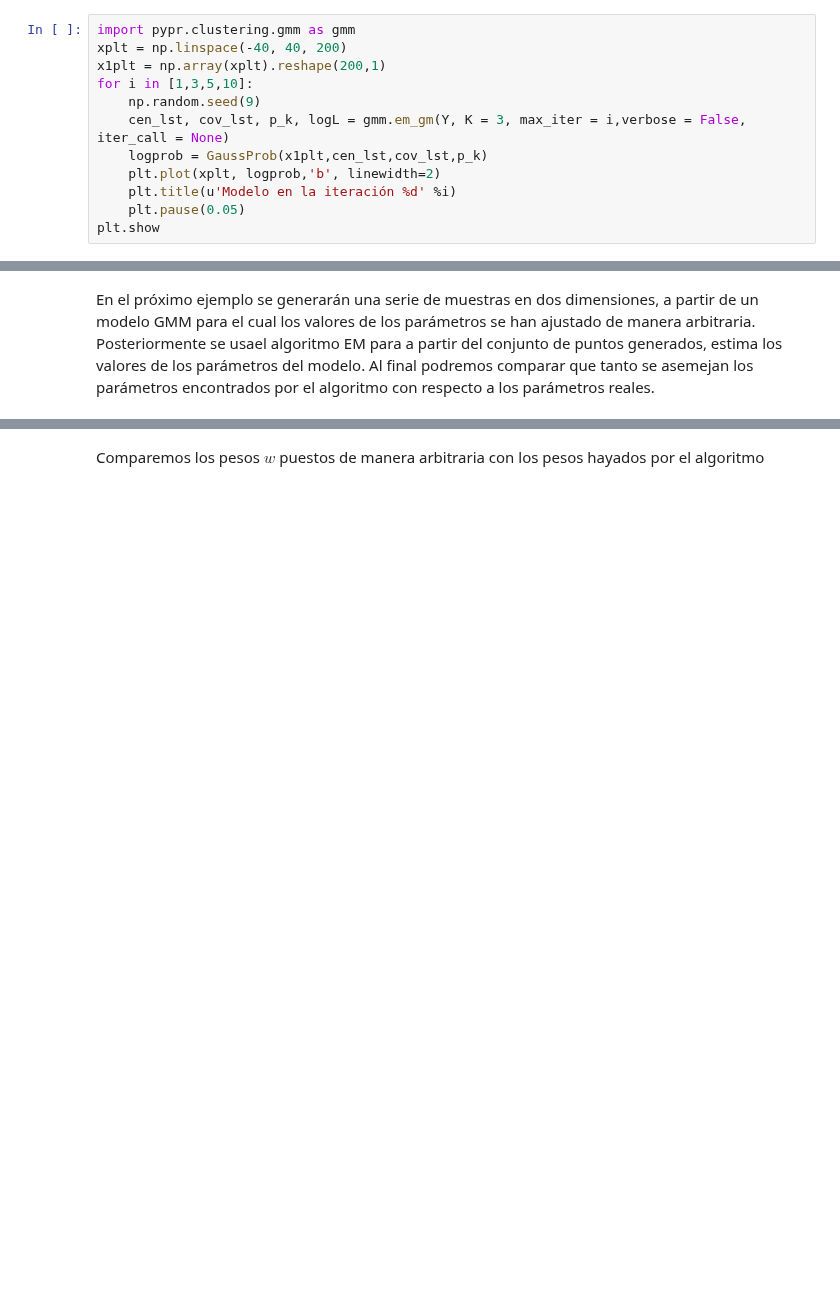
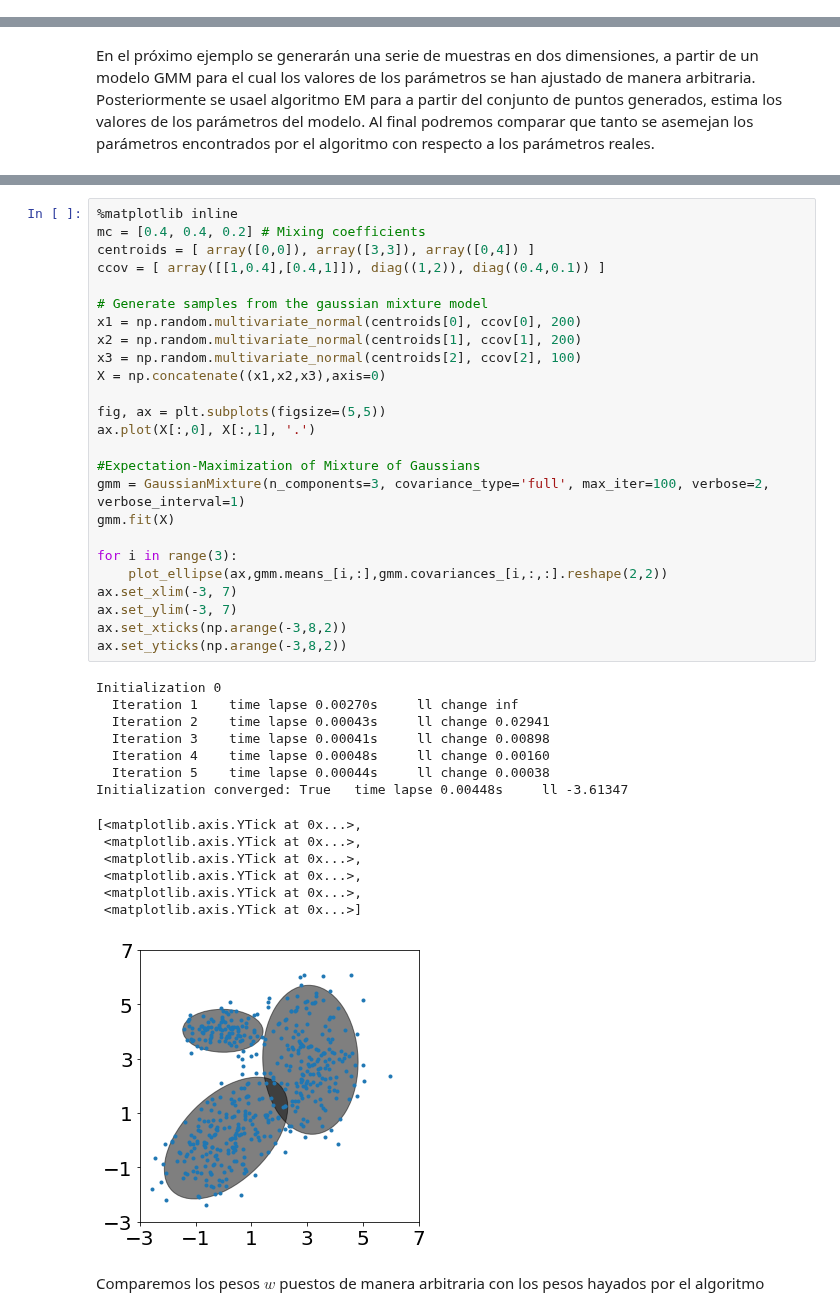
Before and after one commit to jdariasl/ML_IntroductoryCourse, a Jupyter notebook: Clase 04 - Modelos de Mezclas de Gausianas - Aprendizaje no supervisado.ipynb, the cells around one changed output, grey strips where cells are left out. Drawn from its saved outputs; the diff is of its cells as text; blank space fills up the shorter version.

```diff
--- a/Clase 04 - Modelos de Mezclas de Gausianas - Aprendizaje no supervisado.ipynb
+++ b/Clase 04 - Modelos de Mezclas de Gausianas - Aprendizaje no supervisado.ipynb
@@ -193,14 +204,2 @@ show()
 # %% [markdown]
 Aplicamos el algoritmo EM al conjunto de datos anteriores y veremos el resultado del algoritmo para diferentes iteraciones.
-# %%
-import pypr.clustering.gmm as gmm
-xplt = np.linspace(-40, 40, 200)
-x1plt = np.array(xplt).reshape(200,1)
-for i in [1,3,5,10]:
-    np.random.seed(9)
-    cen_lst, cov_lst, p_k, logL = gmm.em_gm(Y, K = 3, max_iter = i,verbose = False, iter_call = None)
-    logprob = GaussProb(x1plt,cen_lst,cov_lst,p_k)
-    plt.plot(xplt, logprob,'b', linewidth=2)
-    plt.title(u'Modelo en la iteración %d' %i)
-    plt.pause(0.05)
-plt.show
@@ -264,2 +240,42 @@ Text(0,0.5,'$x_2$')
+# %%
+%matplotlib inline
+mc = [0.4, 0.4, 0.2] # Mixing coefficients
+centroids = [ array([0,0]), array([3,3]), array([0,4]) ]
+ccov = [ array([[1,0.4],[0.4,1]]), diag((1,2)), diag((0.4,0.1)) ]
+
+# Generate samples from the gaussian mixture model
+x1 = np.random.multivariate_normal(centroids[0], ccov[0], 200)
+x2 = np.random.multivariate_normal(centroids[1], ccov[1], 200)
+x3 = np.random.multivariate_normal(centroids[2], ccov[2], 100)
+X = np.concatenate((x1,x2,x3),axis=0)
+
+fig, ax = plt.subplots(figsize=(5,5))
+ax.plot(X[:,0], X[:,1], '.')
+
+#Expectation-Maximization of Mixture of Gaussians
+gmm = GaussianMixture(n_components=3, covariance_type='full', max_iter=100, verbose=2, verbose_interval=1)
+gmm.fit(X)
+
+for i in range(3):
+    plot_ellipse(ax,gmm.means_[i,:],gmm.covariances_[i,:,:].reshape(2,2))
+ax.set_xlim(-3, 7)
+ax.set_ylim(-3, 7)
+ax.set_xticks(np.arange(-3,8,2))
+ax.set_yticks(np.arange(-3,8,2))
+# %% [output]
+Initialization 0
+  Iteration 1    time lapse 0.00270s     ll change inf
+  Iteration 2    time lapse 0.00043s     ll change 0.02941
+  Iteration 3    time lapse 0.00041s     ll change 0.00898
+  Iteration 4    time lapse 0.00048s     ll change 0.00160
+  Iteration 5    time lapse 0.00044s     ll change 0.00038
+Initialization converged: True   time lapse 0.00448s     ll -3.61347
+[<matplotlib.axis.YTick at 0x...>,
+ <matplotlib.axis.YTick at 0x...>,
+ <matplotlib.axis.YTick at 0x...>,
+ <matplotlib.axis.YTick at 0x...>,
+ <matplotlib.axis.YTick at 0x...>,
+ <matplotlib.axis.YTick at 0x...>]
+[figure, added]
 # %% [markdown]
 Comparemos los pesos $w$ puestos de manera arbitraria con los pesos hayados por el algoritmo
```
Also changed, not shown: parts of 20 cells of this notebook, 3 other files.
